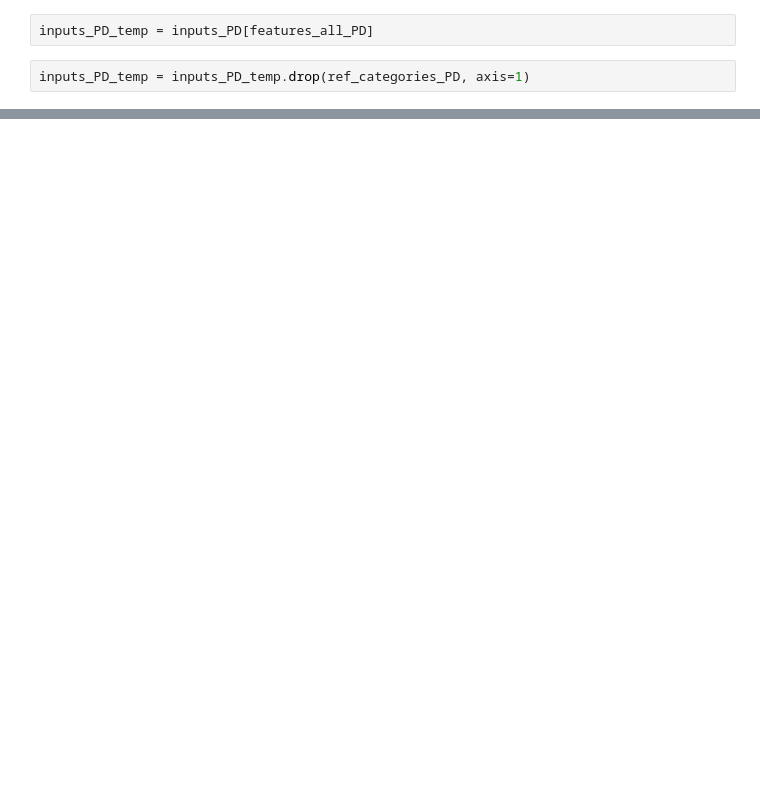
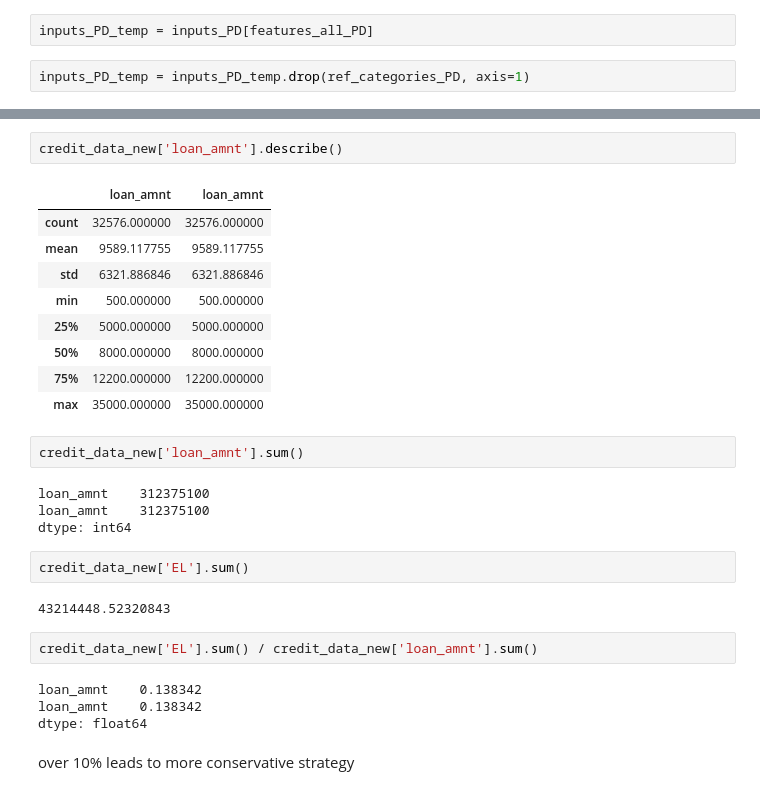
Before and after one commit to harryzyz/CreditRiskDemo, a Jupyter notebook: case1/LDG_Model_and_EAD_model.ipynb, the cells around one changed output, grey strips where cells are left out. Saved outputs shown, nothing was run; the diff lists cells and outputs as text; blank space fills up the shorter version.

```diff
--- a/case1/LDG_Model_and_EAD_model.ipynb
+++ b/case1/LDG_Model_and_EAD_model.ipynb
@@ -920,0 +990,30 @@ inputs_PD_temp.shape
+# %%
+credit_data_new['loan_amnt'].describe()
+# %% [output]
+|  | loan_amnt | loan_amnt |
+| count | 32576.000000 | 32576.000000 |
+| mean | 9589.117755 | 9589.117755 |
+| std | 6321.886846 | 6321.886846 |
+| min | 500.000000 | 500.000000 |
+| 25% | 5000.000000 | 5000.000000 |
+| 50% | 8000.000000 | 8000.000000 |
+| 75% | 12200.000000 | 12200.000000 |
+| max | 35000.000000 | 35000.000000 |
+# %%
+credit_data_new['loan_amnt'].sum()
+# %% [output]
+loan_amnt    312375100
+loan_amnt    312375100
+dtype: int64
+# %%
+credit_data_new['EL'].sum()
+# %% [output]
+43214448.52320843
+# %%
+credit_data_new['EL'].sum() / credit_data_new['loan_amnt'].sum()
+# %% [output]
+loan_amnt    0.138342
+loan_amnt    0.138342
+dtype: float64
+# %% [markdown]
+over 10% leads to more conservative strategy
```
Also changed, not shown: parts of 31 cells of this notebook, 2 other files.
